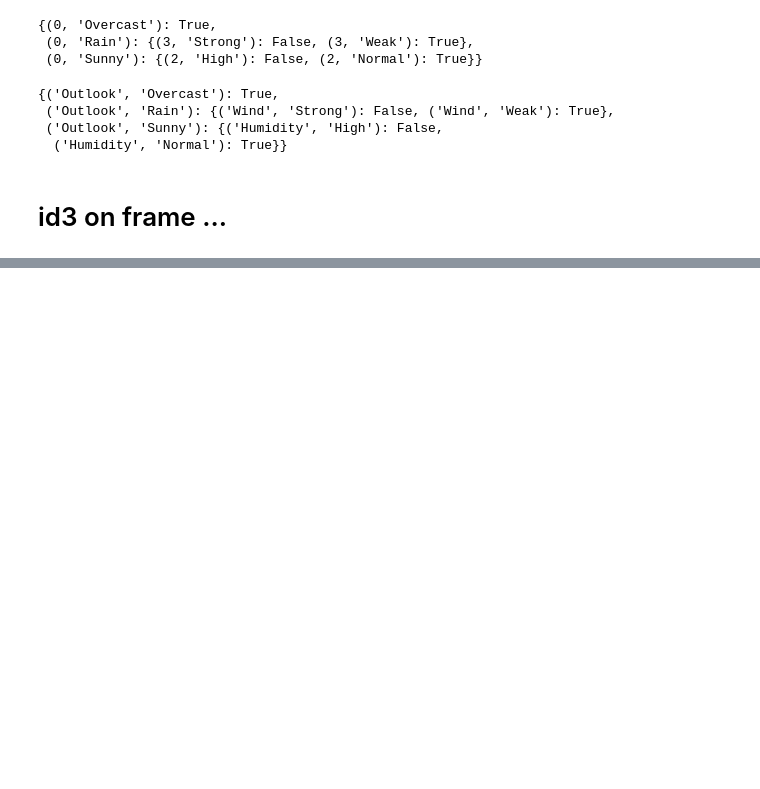
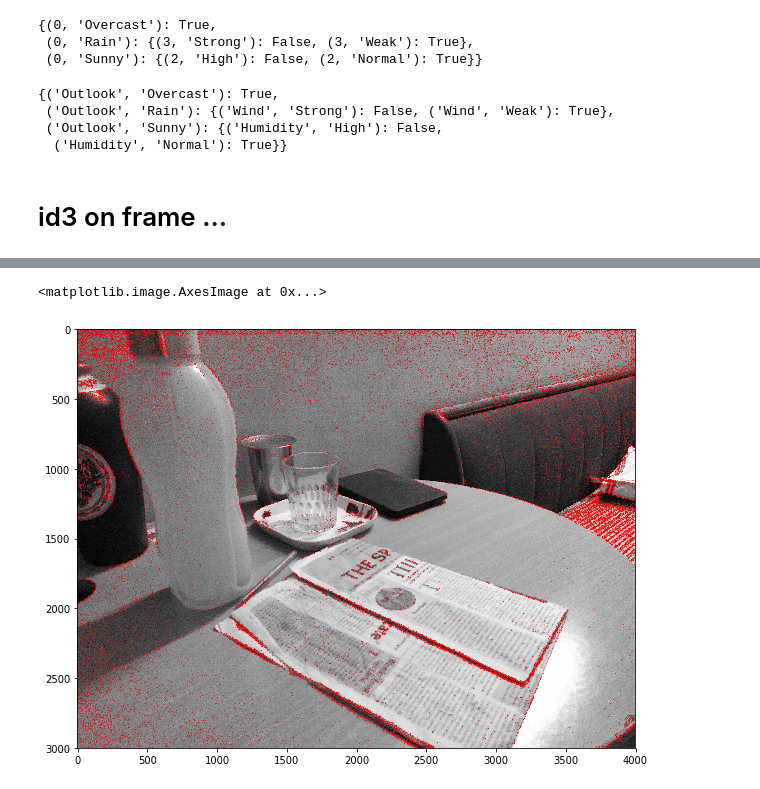
Before and after one commit to priyamtejaswin/c00lHaX, a Jupyter notebook: fast_corner/rosten_06_paper.ipynb, the cells around one changed output, grey strips where cells are left out. Saved outputs shown, nothing was run; the diff lists cells and outputs as text; code cells hidden in the pictures; blank space fills up the shorter version.

```diff
--- a/fast_corner/rosten_06_paper.ipynb
+++ b/fast_corner/rosten_06_paper.ipynb
@@ -363,0 +438,3 @@ Found a leaf! {(5, -1): 1, (5, 1): 1, (5, 0): {(12, -1): 1, (12, 0): 0}}
+# %%
+import cv2
+fastCV2 = cv2.FastFeatureDetector_create()
@@ -363,0 +445,12 @@ Found a leaf! {(5, -1): 1, (5, 1): 1, (5, 0): {(12, -1): 1, (12, 0): 0}}
+# %%
+img = cv2.imread('/Users/tejaswin.p/Downloads/IMG_20200414_195432.jpg', 0)
+# img = cv2.imread('/Users/tejaswin.p/THIS_LAPTOP_projects/c00lHaX/fast_corner/box/frames/frame_8.png')
+# %%
+kp = fastCV2.detect(img, None)
+img2 = cv2.drawKeypoints(img, kp, None, color=(255, 0, 0))
+# %%
+plt.figure(figsize=(10, 10))
+plt.imshow(img2)
+# %% [output]
+<matplotlib.image.AxesImage at 0x...>
+[figure, added]
```
Also changed, not shown: parts of 43 cells of this notebook.
